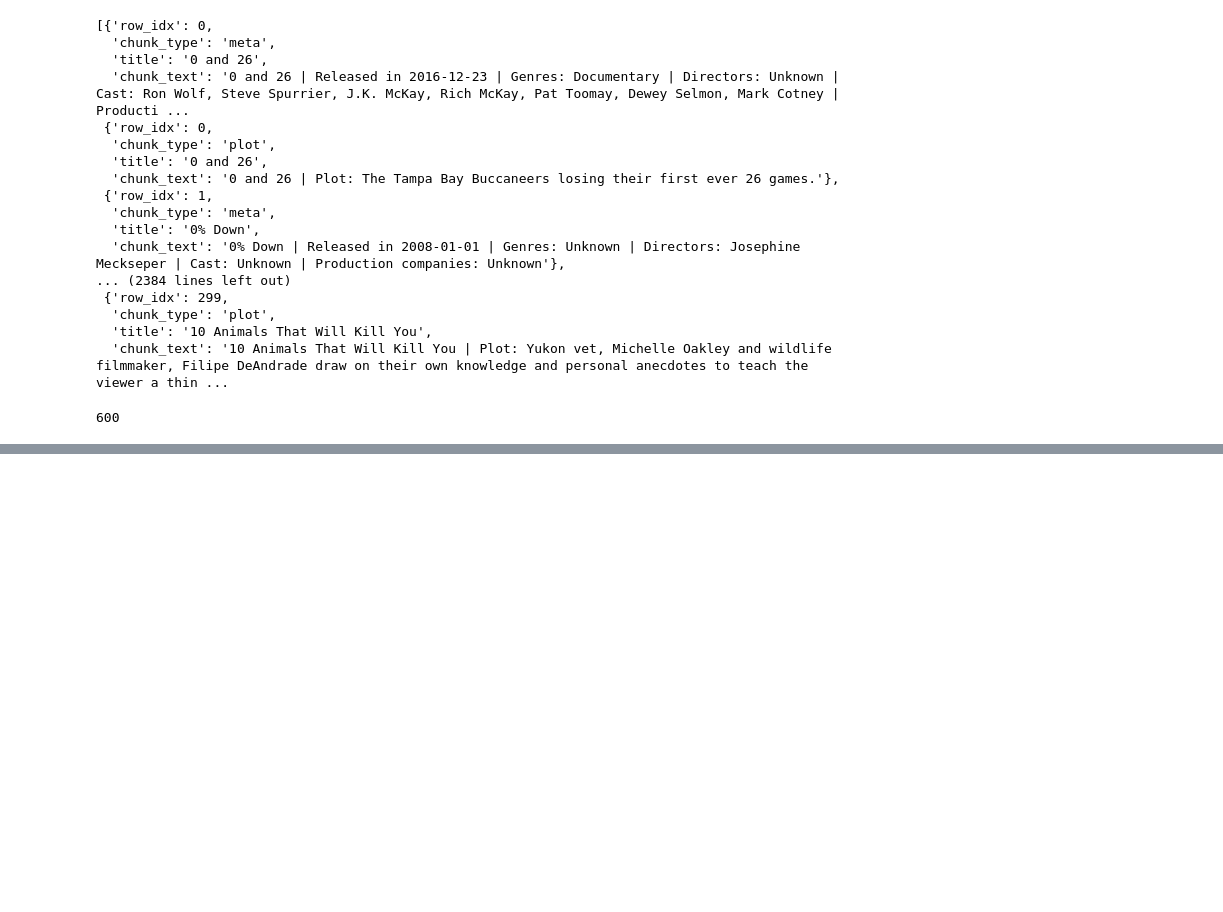
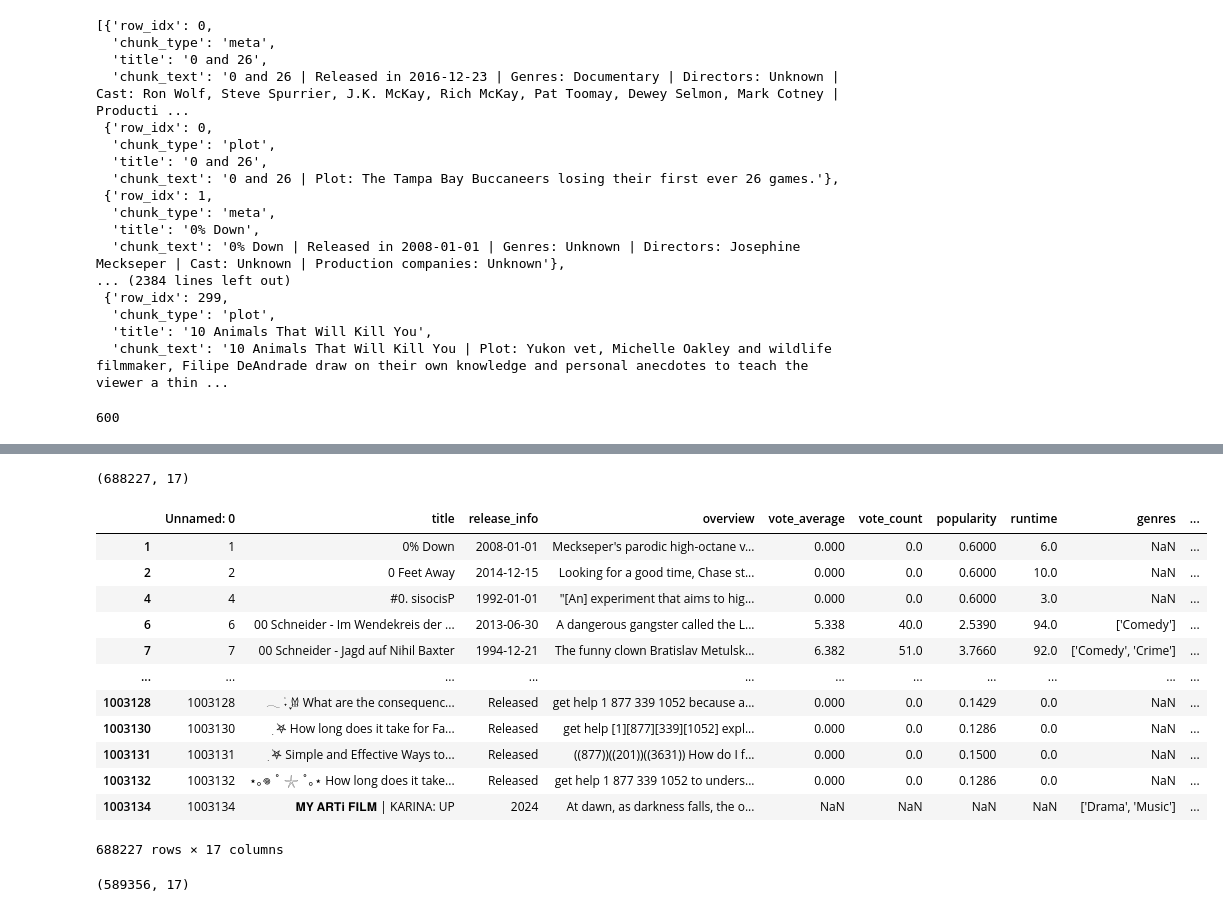
Before and after one commit to WorriedSeat/RAG, a Jupyter notebook: src/dataset/dataset_experiments.ipynb, the cells around one changed output, grey strips where cells are left out. Cells and saved outputs as stored; diff of their text form; code cells hidden in the pictures; blank space fills up the shorter version.

Commit message:
experiments on data processing

```diff
--- a/src/dataset/dataset_experiments.ipynb
+++ b/src/dataset/dataset_experiments.ipynb
@@ -680,0 +686,3 @@ with h5py.File("../../data/prep/test_embeddings.npy", "r") as hf:
+# %%
+print(data.shape)
+data["overview_length"] = data["overview"].apply(lambda x: len(x.split()))
@@ -680,0 +691,9 @@ with h5py.File("../../data/prep/test_embeddings.npy", "r") as hf:
+# %%
+mask_no_signal_bad_content = (
+    (data["vote_count"] < 5) &
+    (data["overview_length"] < 25)
+)
+
+data = data[~mask_no_signal_bad_content]
+print(data.shape)
+data
@@ -680,0 +715,52 @@ with h5py.File("../../data/prep/test_embeddings.npy", "r") as hf:
+# %%
+mask_dead = (
+    (data["vote_average"] == 0.0) &
+    (data["vote_count"] == 0.0) &
+    (data["popularity"] == 0.0)
+)
+data = data[~mask_dead]
+# %%
+import unicodedata
+
+def is_junk_title(title: str) -> bool:
+    if title == np.nan or type(title) == float:
+        return True
+    # Есть ли хоть одна латинская буква или цифра
+    has_latin = any(
+        unicodedata.category(c) in ('Ll', 'Lu', 'Nd') and ord(c) <256
+        for c in title
+    )
+
+    # Есть ли эмодзи или CJK символы
+    has_junk= any(
+        unicodedata.category(c).startswith('So') or  # символы/эмодзи
+        (0x4E00 <= ord(c) <= 0x9FFF) or             # CJK
+        (0x3040 <= ord(c) <= 0x30FF)                 # хирагана/катакана
+        for c in title
+    )
+    return not has_latin or has_junk
+
+data = data[~data["title"].apply(is_junk_title)]
+print(data.shape)
+data
+# %% [output]
+(688227, 17)
+|  | Unnamed: 0 | title | release_info | overview | vote_average | vote_count | popularity | runtime | genres | ... |
+| 1 | 1 | 0% Down | 2008-01-01 | Meckseper's parodic high-octane v... | 0.000 | 0.0 | 0.6000 | 6.0 | NaN | ... |
+| 2 | 2 | 0 Feet Away | 2014-12-15 | Looking for a good time, Chase st... | 0.000 | 0.0 | 0.6000 | 10.0 | NaN | ... |
+| 4 | 4 | #0. sisocisP | 1992-01-01 | "[An] experiment that aims to hig... | 0.000 | 0.0 | 0.6000 | 3.0 | NaN | ... |
+| 6 | 6 | 00 Schneider - Im Wendekreis der ... | 2013-06-30 | A dangerous gangster called the L... | 5.338 | 40.0 | 2.5390 | 94.0 | ['Comedy'] | ... |
+| 7 | 7 | 00 Schneider - Jagd auf Nihil Baxter | 1994-12-21 | The funny clown Bratislav Metulsk... | 6.382 | 51.0 | 3.7660 | 92.0 | ['Comedy', 'Crime'] | ... |
+| ... | ... | ... | ... | ... | ... | ... | ... | ... | ... | ... |
+| 1003128 | 1003128 | 𓂃 ࣪˖ ִֶָ𐀔 What are the consequenc... | Released | get help 1 877 339 1052 because a... | 0.000 | 0.0 | 0.1429 | 0.0 | NaN | ... |
+| 1003130 | 1003130 | ִ ࣪𖤐 How long does it take for Fa... | Released | get help [1][877][339][1052] expl... | 0.000 | 0.0 | 0.1286 | 0.0 | NaN | ... |
+| 1003131 | 1003131 | ִ ࣪𖤐 Simple and Effective Ways to... | Released | ((877))((201))((3631)) How do I f... | 0.000 | 0.0 | 0.1500 | 0.0 | NaN | ... |
+| 1003132 | 1003132 | ⋆｡𖦹 ˚ 𓇼 ˚｡⋆ How long does it take... | Released | get help 1 877 339 1052 to unders... | 0.000 | 0.0 | 0.1286 | 0.0 | NaN | ... |
+| 1003134 | 1003134 | 𝐌𝐘 𝐀𝐑𝐓𝐢 𝐅𝐈𝐋𝐌 | KARINA: UP | 2024 | At dawn, as darkness falls, the o... | NaN | NaN | NaN | NaN | ['Drama', 'Music'] | ... |
+688227 rows × 17 columns
+# %%
+colsnan = ["genres", "directors", "cast"] #"production_companies", "production_countries", "keywords"
+data = data.dropna(subset=colsnan, how="all")
+print(data.shape)
+# %% [output]
+(589356, 17)
```
Also changed, not shown: parts of 11 cells of this notebook.
